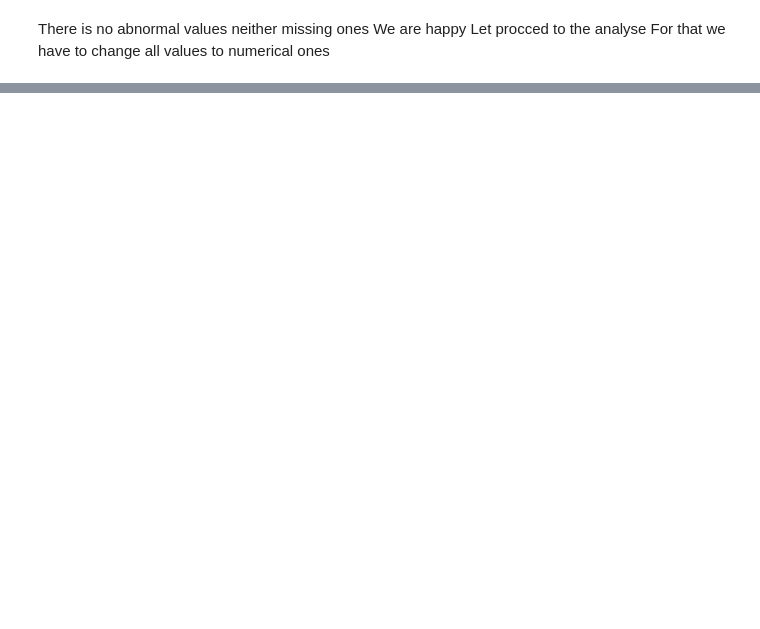
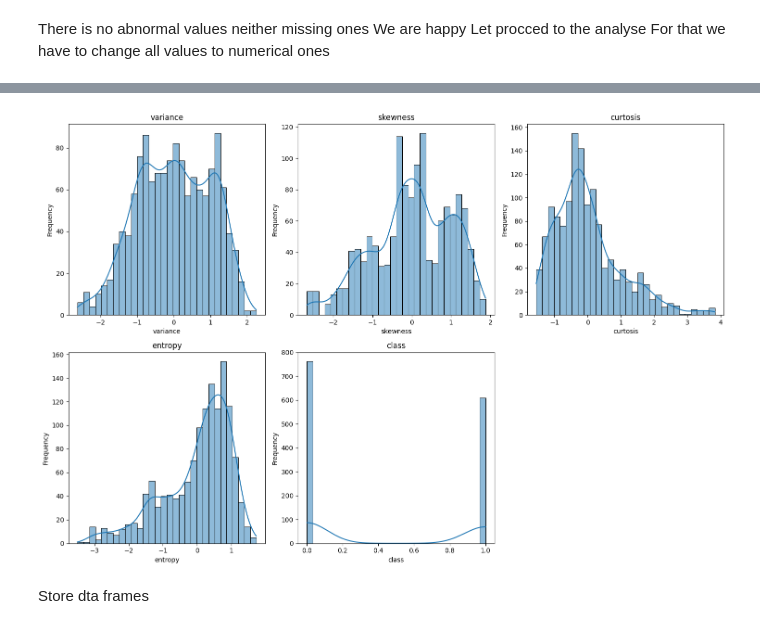
Before and after one commit to DAMMAK26/machine_learning_project, a Jupyter notebook: project.ipynb, the cells around one changed output, grey strips where cells are left out. Saved outputs shown, nothing was run; the diff lists cells and outputs as text; code cells hidden in the pictures; blank space fills up the shorter version.

```diff
--- a/project.ipynb
+++ b/project.ipynb
@@ -171,0 +317,4 @@ For that we have to change all values to numerical ones
+# %%
+# get the columns of the data frame and see the set of values for each column
+for col in df.columns:
+    print(f'The values of {col} are = \n', df[col].unique())
@@ -171,0 +334,10 @@ For that we have to change all values to numerical ones
+# %%
+# convert numerical calumns to float
+numerical_columns = names
+for col in numerical_columns:
+    # Convert to numeric, forcing errors to NaN
+    df[col] = pd.to_numeric(df[col], errors='coerce')  # Convert to numeric
+
+    # Handle NaN values (choose one of the options below) Fill NaN with the mean of the column
+    df[col].fillna(df[col].mean(), inplace=True)
+df
@@ -171,0 +364,8 @@ For that we have to change all values to numerical ones
+# %%
+#normalise the data
+numeric_columns= ['variance','skewness','curtosis','entropy']
+for col in numeric_columns:
+    mean = df[ col].mean()
+    std = df[col].std()
+    df[col]= (df[col]-mean)/std
+df
@@ -171,0 +386,21 @@ For that we have to change all values to numerical ones
+# %%
+# Convert data types to float for numerical columns
+df[names[:-1]] = df[names[:-1]].astype(float)
+
+# Set the size of the plots
+plt.figure(figsize=(15, 10))
+n_columns=3
+n_lines= (len(names)//n_columns)+1
+
+# Plot histograms for each column
+for i, column in enumerate(names):
+    plt.subplot(n_lines , n_columns, i + 1)  # 2 rows, 3 columns
+    sns.histplot(df[column], bins=30, kde=True)
+    plt.title(column)
+    plt.xlabel(column)
+    plt.ylabel('Frequency')
+
+plt.tight_layout()
+plt.show()
+# %% [output]
+[figure, added]
@@ -171,0 +409,2 @@ For that we have to change all values to numerical ones
+# %% [markdown]
+Store dta frames
```
Also changed, not shown: parts of 21 cells of this notebook, 44 other files.
